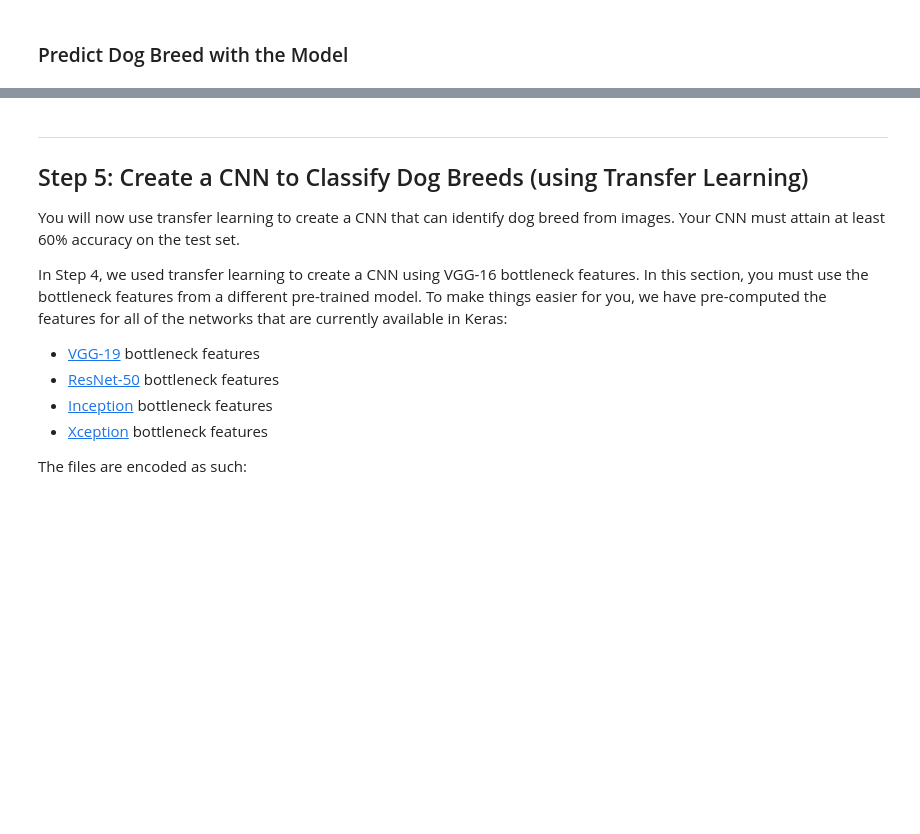
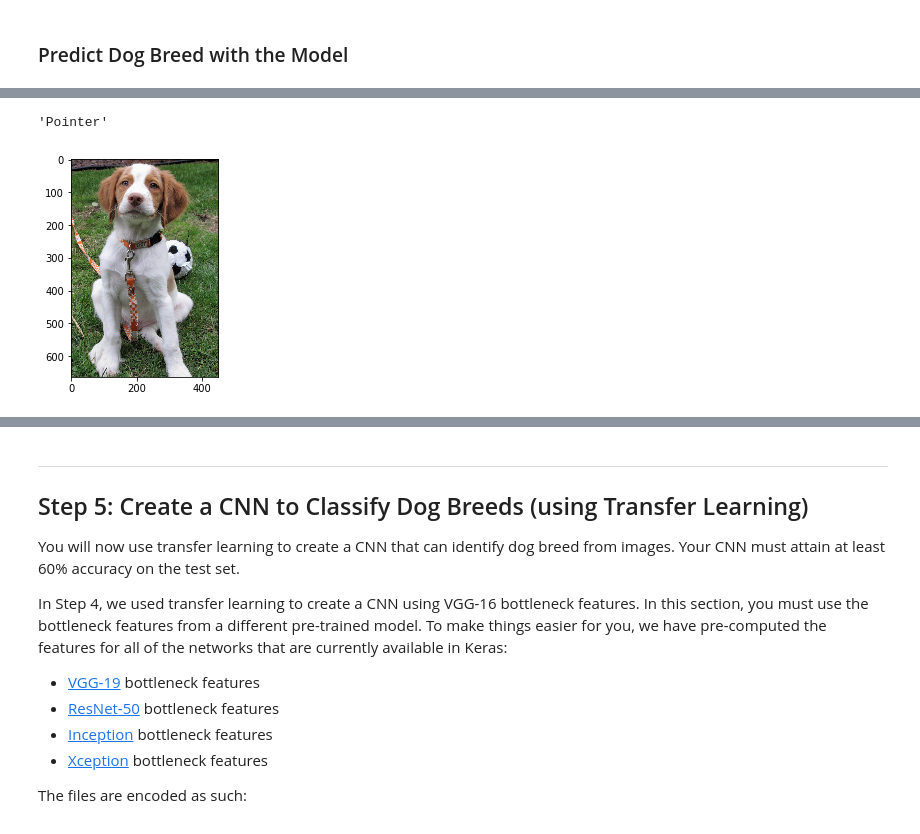
Before and after one commit to CheloGE/MachineLearningProjects, a Jupyter notebook: dog-project-master/dog_app.ipynb, the cells around one changed output, grey strips where cells are left out. Saved outputs shown, nothing was run; the diff lists cells and outputs as text; code cells hidden in the pictures; blank space fills up the shorter version.

```diff
--- a/dog-project-master/dog_app.ipynb
+++ b/dog-project-master/dog_app.ipynb
@@ -505,0 +551,6 @@ def VGG16_predict_breed(img_path):
+# %%
+plotImage("images/Brittany_02625.jpg")
+VGG16_predict_breed("images/Brittany_02625.jpg")
+# %% [output]
+'Pointer'
+[figure, added]
```
Also changed, not shown: parts of 8 cells of this notebook, 1 other file.
